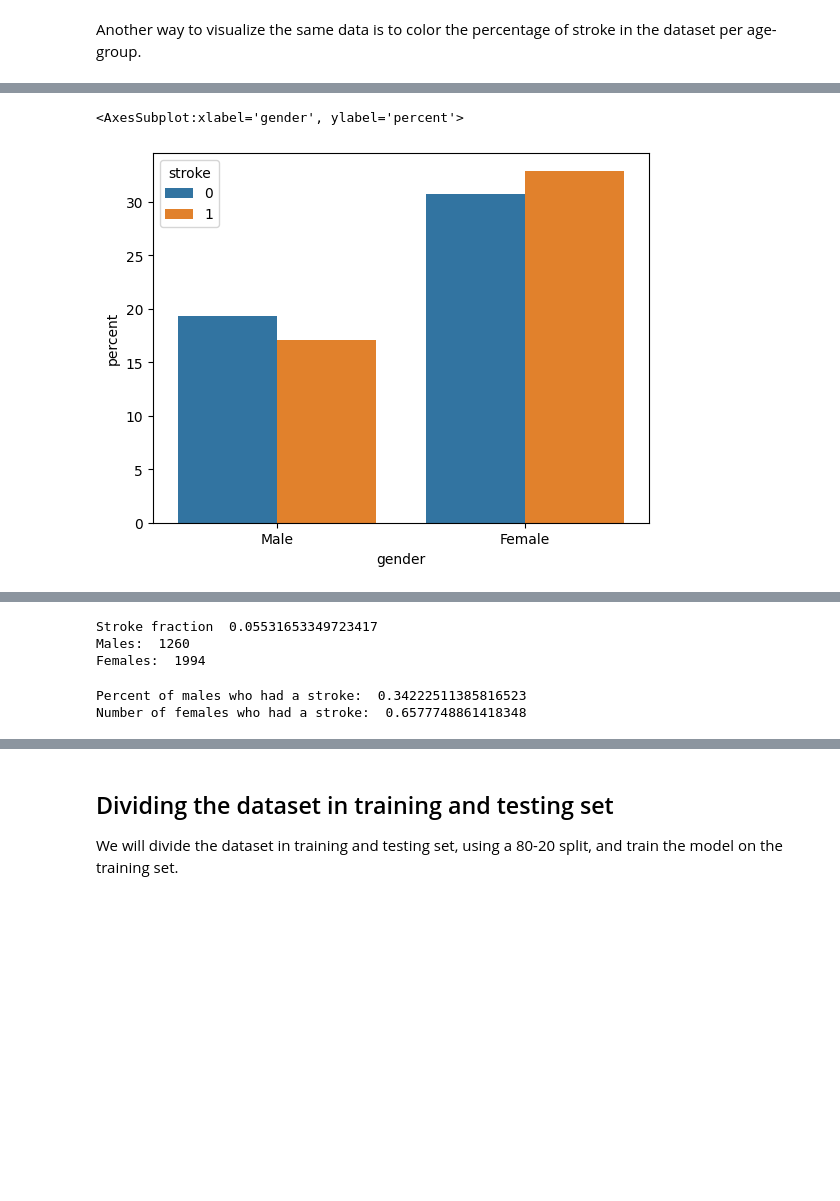
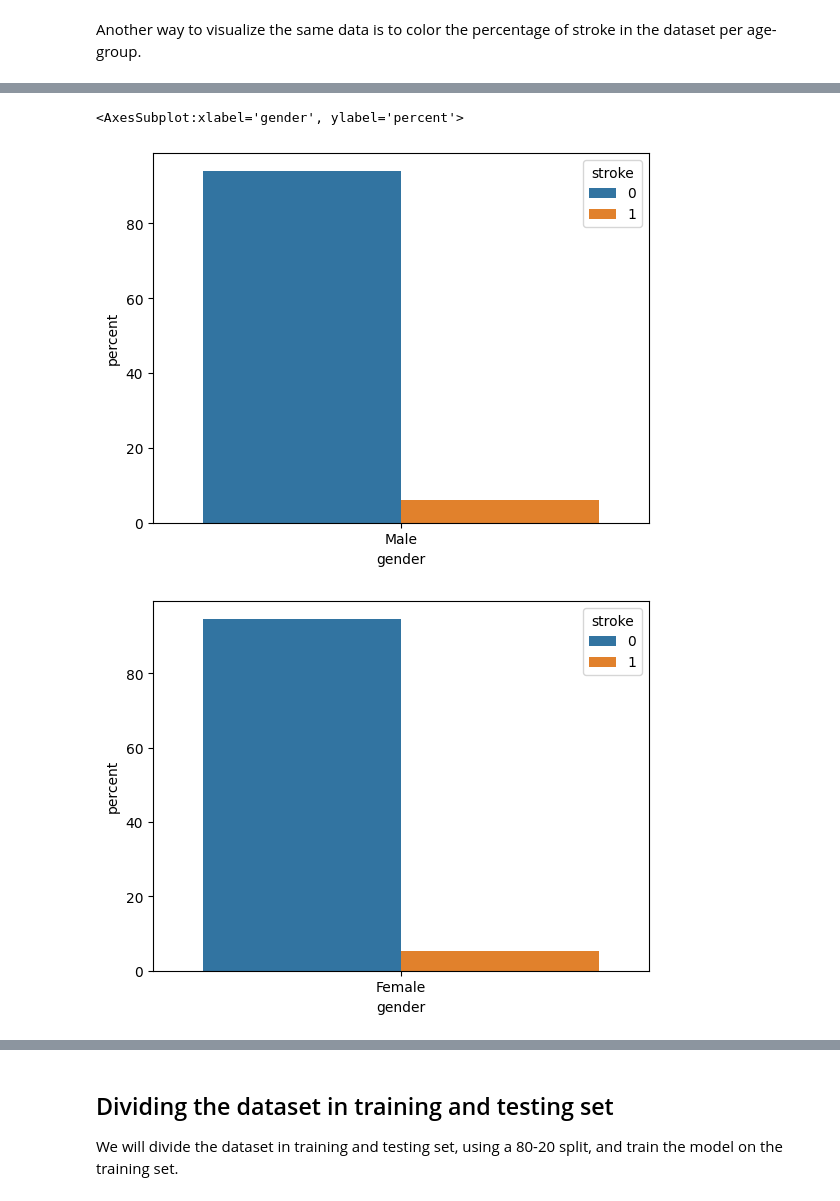
Before and after one commit to AlbertoEusebio/Brain-Stroke-Prediction, a Jupyter notebook: NAML_project.ipynb, the cells around one changed output, grey strips where cells are left out. Cells and saved outputs as stored; diff of their text form; code cells hidden in the pictures; blank space fills up the shorter version.

```diff
--- a/NAML_project.ipynb
+++ b/NAML_project.ipynb
@@ -232,6 +301,8 @@ Since the dataset uses a mix of numerical and categorical variables, we will use
 # %%
 from sklearn.preprocessing import OrdinalEncoder
 
+features_to_encode = ["gender", "ever-married", "work-type", "Residence-type", "smoking-status"]
+
 encoder = OrdinalEncoder()
 
-X = encoder.fit_transform(X)
+X[features_to_encode] = encoder.fit_transform(X[features_to_encode])
@@ -285,0 +389,8 @@ print(X_smote)
+# %%
+X_smote = np.round(X_smote)
+dummies = pd.from_dummies(X_smote[dummies_columns], sep='_')
+print(dummies)
+X_smote.drop(columns=dummies_columns, inplace=True)
+X_smote = pd.concat([X_smote, dummies], axis=1)
+
+print(X_smote)
@@ -286,7 +415,8 @@ print(X_smote)
 # %%
+# return to original data classes
 X = X_smote
-
-X = encoder.inverse_transform(X)
+y = y_smote
+X[features_to_encode] = encoder.inverse_transform(X[features_to_encode])
 # %%
 print(X)
 # %% [output]
@@ -336,9 +499,6 @@ max       1.000000
 As we can see, the dataset is now balanced, and we can proceed with the training of the model.
 # %% [markdown]
 ## Data visualization
-# %%
-#we want to group by age in age groups
-dataset_balanced['age_group'] = pd.cut(dataset_balanced['age'], bins=[17, 24, 29, 34, 39, 44, 49, 54, 59, 64, 69, 74, 100], labels=['18-24', '25-29', '30-34', '35-39', '40-44', '45-49', '50-54', '55-59', '60-64', '65-69', '70-74', '75+'])
 # %% [markdown]
 Now we can visualize the data to get a better understanding of the dataset. <br>
 In particular, the trend of stroke is clearly correlated to age and more visible in the data.
@@ -352,6 +582,8 @@ Another way to visualize the same data is to color the percentage of stroke in t
 # %%
-sns.countplot(x='gender',hue='stroke', data=dataset_balanced, stat='percent')
-#sns.countplot(x='stroke', hue='gender', data=dataset_balanced, stat='percent')
+sns.countplot(x='gender', hue='stroke', data=dataset_balanced[dataset_balanced['gender'] == 'Male'], stat='percent')
+plt.figure()
+sns.countplot(x='gender', hue='stroke', data=dataset_balanced[dataset_balanced['gender'] == 'Female'], stat='percent')
 # %% [output]
 <AxesSubplot:xlabel='gender', ylabel='percent'>
-[figure, old version]
+[figure, new version]
+[figure, added]
@@ -358,28 +592,3 @@ sns.countplot(x='gender',hue='stroke', data=dataset_balanced, stat='percent')
-# %%
-# counting stroke
-stroke_count =dataset['stroke'].value_counts()
-# print(stroke_count)
-print("Stroke fraction ", stroke_count[1]/(stroke_count[0]+stroke_count[1]))
-
-# counting gender
-gender_count = dataset['gender'].value_counts()
-males_who_had_stroke = dataset[(dataset['gender'] == 'Male') & (dataset['stroke'] == 1)]
-females_who_had_stroke = dataset[(dataset['gender'] == 'Female') & (dataset['stroke'] == 1)]
-print('Males: ', gender_count['Male'])
-print('Females: ', gender_count['Female'])
-# %% [output]
-Stroke fraction  0.05531653349723417
-Males:  1260
-Females:  1994
-# %%
-stroke_count =dataset_balanced['stroke'].value_counts()
-males_who_had_stroke = dataset_balanced[(dataset_balanced['gender'] == 'Male') & (dataset_balanced['stroke'] == 1)]
-females_who_had_stroke = dataset_balanced[(dataset_balanced['gender'] == 'Female') & (dataset_balanced['stroke'] == 1)]
-print("Percent of males who had a stroke: ", males_who_had_stroke.shape[0]/stroke_count[1])
-print("Number of females who had a stroke: ", females_who_had_stroke.shape[0]/stroke_count[1])
-# %% [output]
-Percent of males who had a stroke:  0.34222511385816523
-Number of females who had a stroke:  0.6577748861418348
 # %%
 sns.countplot(x='hypertension', hue='stroke', data=dataset_balanced, stat='percent')
 # %% [output]
```
Also changed, not shown: parts of 51 cells of this notebook.
